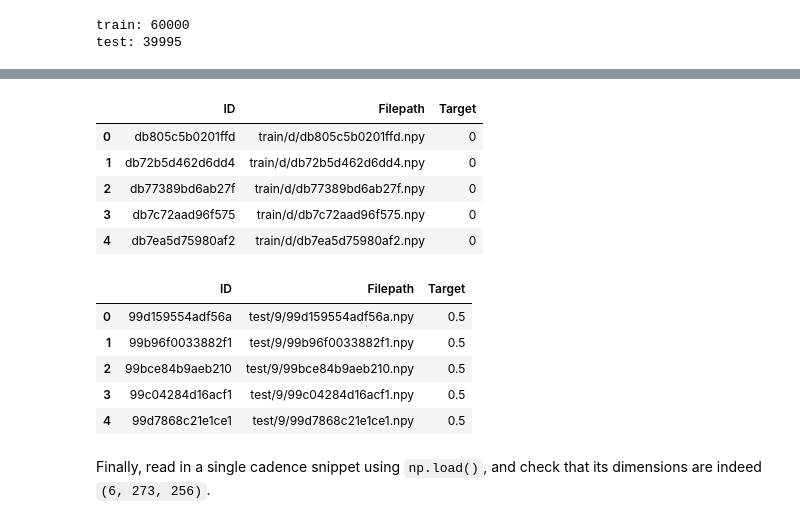
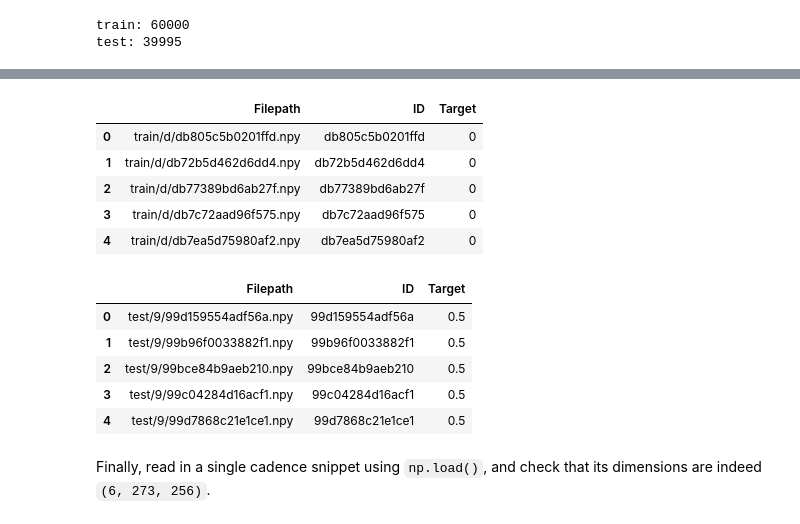
Before and after one commit to zachtheyek/autoSETI, a Jupyter notebook: Kaggle_BERT.ipynb, the cells around one changed output, grey strips where cells are left out. Saved outputs shown, nothing was run; the diff lists cells and outputs as text; code cells hidden in the pictures.

```diff
--- a/Kaggle_BERT.ipynb
+++ b/Kaggle_BERT.ipynb
@@ -159,27 +160,27 @@ KeyboardInterrupt: ignored
 # %%
-df_train = pd.DataFrame({'ID': train_id,
-                         'Filepath': train_filepaths,
+df_train = pd.DataFrame({'Filepath': train_filepaths,
+                         'ID': train_id,
                          'Target': train_target})
 df_train.head()
 # %% [output]
-|  | ID | Filepath | Target |
-| 0 | db805c5b0201ffd | train/d/db805c5b0201ffd.npy | 0 |
-| 1 | db72b5d462d6dd4 | train/d/db72b5d462d6dd4.npy | 0 |
-| 2 | db77389bd6ab27f | train/d/db77389bd6ab27f.npy | 0 |
-| 3 | db7c72aad96f575 | train/d/db7c72aad96f575.npy | 0 |
-| 4 | db7ea5d75980af2 | train/d/db7ea5d75980af2.npy | 0 |
+|  | Filepath | ID | Target |
+| 0 | train/d/db805c5b0201ffd.npy | db805c5b0201ffd | 0 |
+| 1 | train/d/db72b5d462d6dd4.npy | db72b5d462d6dd4 | 0 |
+| 2 | train/d/db77389bd6ab27f.npy | db77389bd6ab27f | 0 |
+| 3 | train/d/db7c72aad96f575.npy | db7c72aad96f575 | 0 |
+| 4 | train/d/db7ea5d75980af2.npy | db7ea5d75980af2 | 0 |
 # %%
-df_test = pd.DataFrame({'ID': test_id,
-                        'Filepath': test_filepaths,
+df_test = pd.DataFrame({'Filepath': test_filepaths,
+                        'ID': test_id,
                         'Target': test_target})
 df_test.head()
 # %% [output]
-|  | ID | Filepath | Target |
-| 0 | 99d159554adf56a | test/9/99d159554adf56a.npy | 0.5 |
-| 1 | 99b96f0033882f1 | test/9/99b96f0033882f1.npy | 0.5 |
-| 2 | 99bce84b9aeb210 | test/9/99bce84b9aeb210.npy | 0.5 |
-| 3 | 99c04284d16acf1 | test/9/99c04284d16acf1.npy | 0.5 |
-| 4 | 99d7868c21e1ce1 | test/9/99d7868c21e1ce1.npy | 0.5 |
+|  | Filepath | ID | Target |
+| 0 | test/9/99d159554adf56a.npy | 99d159554adf56a | 0.5 |
+| 1 | test/9/99b96f0033882f1.npy | 99b96f0033882f1 | 0.5 |
+| 2 | test/9/99bce84b9aeb210.npy | 99bce84b9aeb210 | 0.5 |
+| 3 | test/9/99c04284d16acf1.npy | 99c04284d16acf1 | 0.5 |
+| 4 | test/9/99d7868c21e1ce1.npy | 99d7868c21e1ce1 | 0.5 |
 # %% [markdown]
 Finally, read in a single cadence snippet using `np.load()`, and check that its dimensions are indeed `(6, 273, 256)`.
 # %%
```
Also changed, not shown: parts of 24 cells of this notebook.
